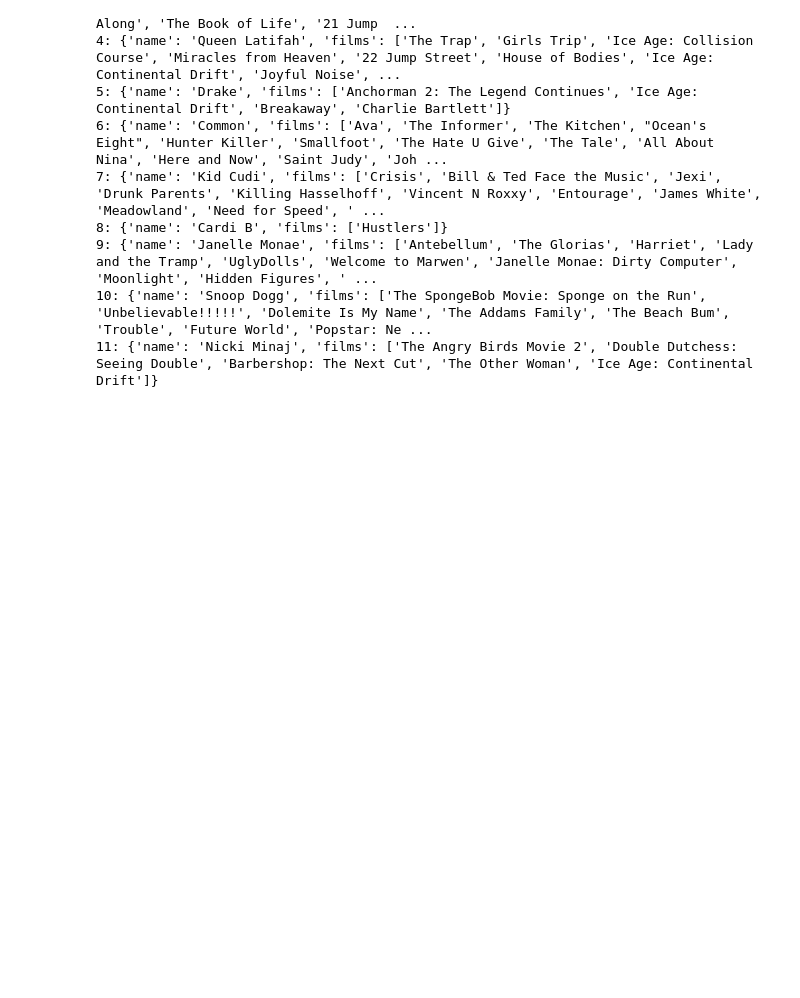
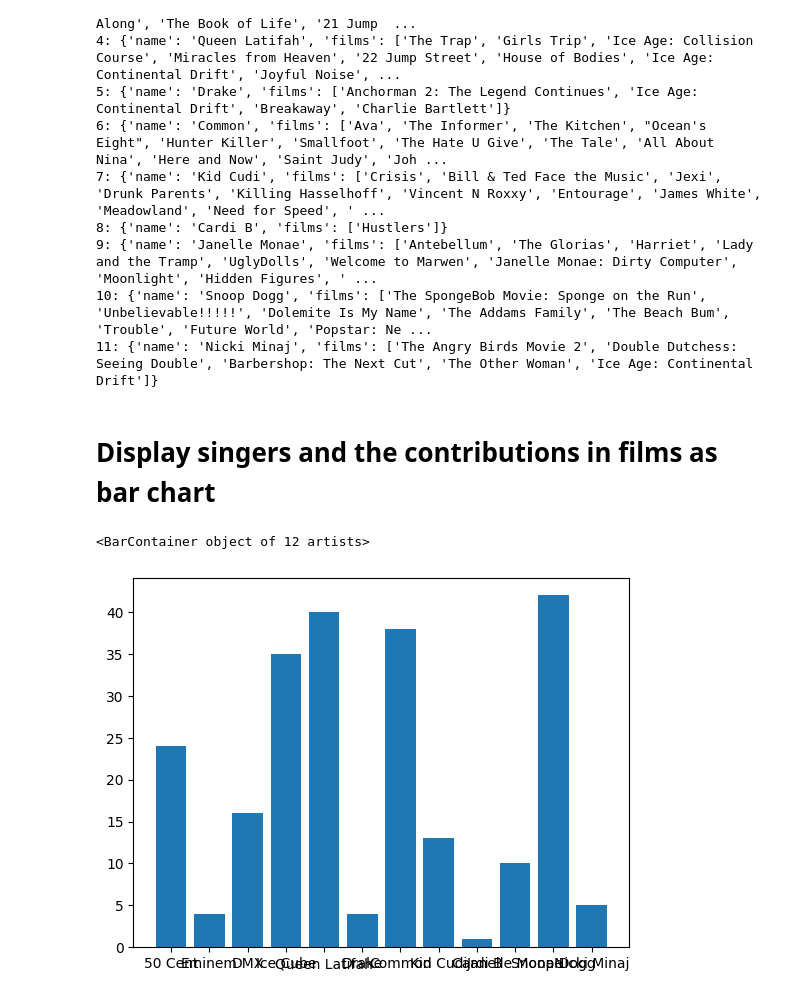
Before and after one commit to vuminhle1997/Lab_09_Semantics, a Jupyter notebook: main.ipynb, the cells around one changed output. Saved outputs shown, nothing was run; the diff lists cells and outputs as text; code cells hidden in the pictures; blank space fills up the shorter version.

Commit message:
Display as bar and table

```diff
--- a/main.ipynb
+++ b/main.ipynb
@@ -16,6 +18,5 @@ pollsPath = './data/polls.csv'
 polls = pandas.read_csv(pollsPath)
 artists = polls['artist'].unique().tolist()
 
-for i, a in enumerate(artists):
-    print("{}: {}".format(i, a))
+polls
 # %% [output]
@@ -97,3 +94,17 @@ for i, a in enumerate(overlappingData):
 9: {'name': 'Janelle Monae', 'films': ['Antebellum', 'The Glorias', 'Harriet', 'Lady and the Tramp', 'UglyDolls', 'Welcome to Marwen', 'Janelle Monae: Dirty Computer', 'Moonlight', 'Hidden Figures', ' ...
 10: {'name': 'Snoop Dogg', 'films': ['The SpongeBob Movie: Sponge on the Run', 'Unbelievable!!!!!', 'Dolemite Is My Name', 'The Addams Family', 'The Beach Bum', 'Trouble', 'Future World', 'Popstar: Ne ...
 11: {'name': 'Nicki Minaj', 'films': ['The Angry Birds Movie 2', 'Double Dutchess: Seeing Double', 'Barbershop: The Next Cut', 'The Other Woman', 'Ice Age: Continental Drift']}
+# %% [markdown]
+# Display singers and the contributions in films as bar chart
+# %%
+counts = []
+artistNames = []
+
+for data in overlappingData:
+    artistNames.append(data['name'])
+    counts.append(len(data['films']))
+
+plt.bar(artistNames, counts)
+# %% [output]
+<BarContainer object of 12 artists>
+[figure, added]
```
Also changed, not shown: parts of 4 cells of this notebook.
